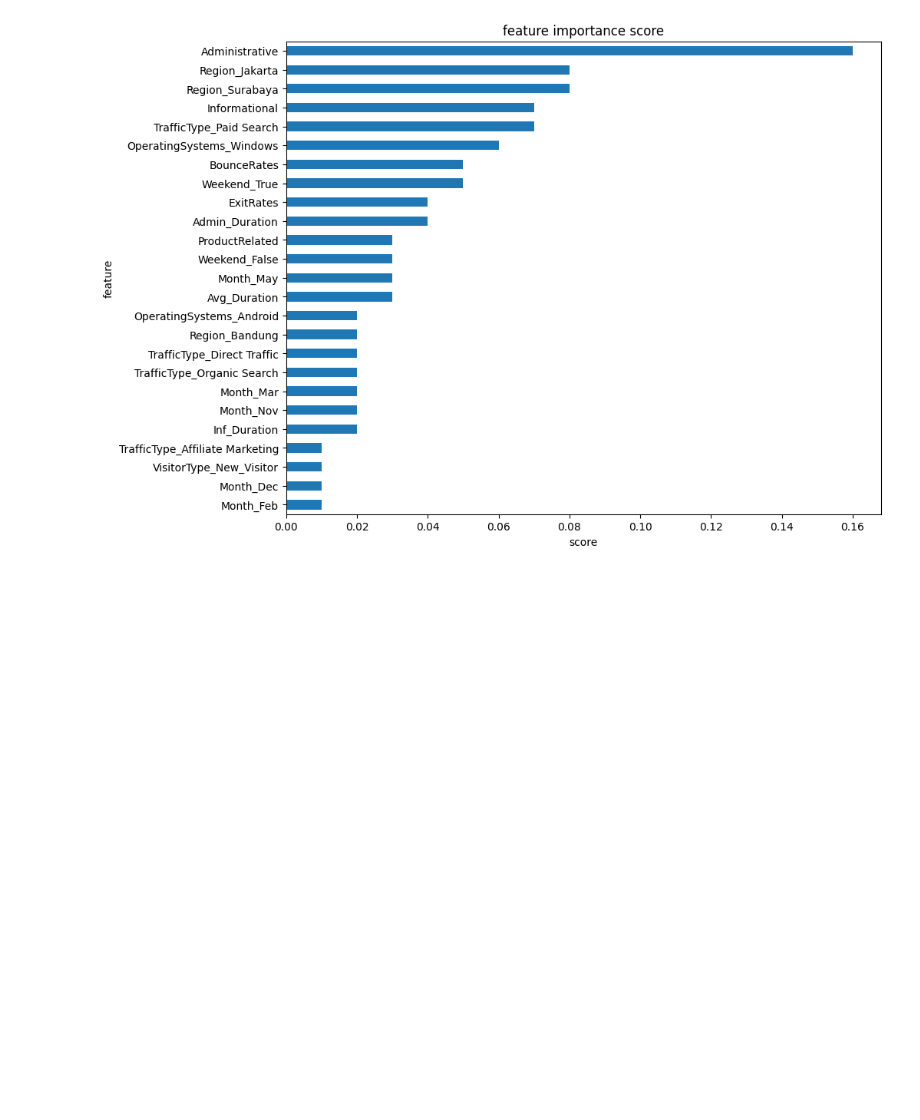
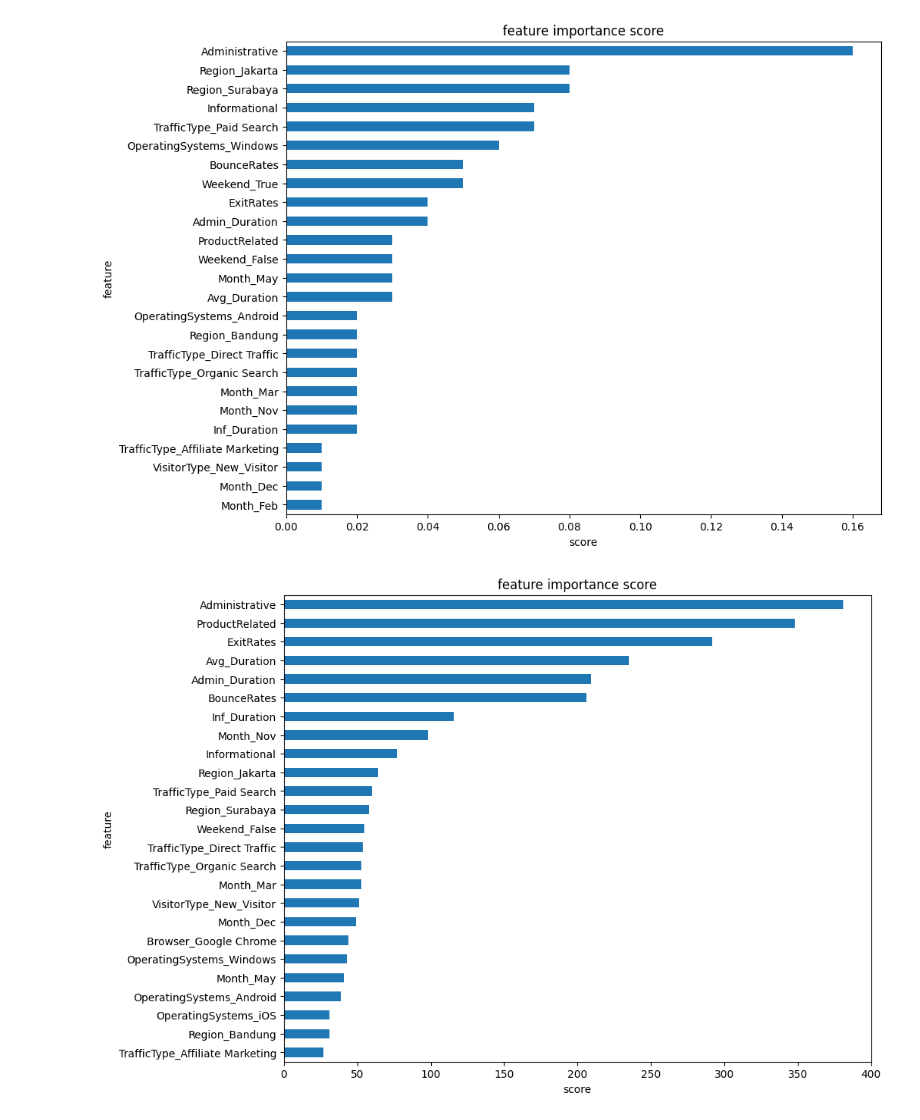
Before and after one commit to primaadit/final_project, a Jupyter notebook: tania1.ipynb, the cells around one changed output. Drawn from its saved outputs; the diff is of its cells as text; code cells hidden in the pictures; blank space fills up the shorter version.

```diff
--- a/tania1.ipynb
+++ b/tania1.ipynb
@@ -266,4 +266,6 @@ show_feature_importance(adaboost_classifier)
 # %% [output]
 [figure]
 # %%
-show_feature_importance(XGboost)
+show_feature_importance(lgb)
+# %% [output]
+[figure, added]
```
